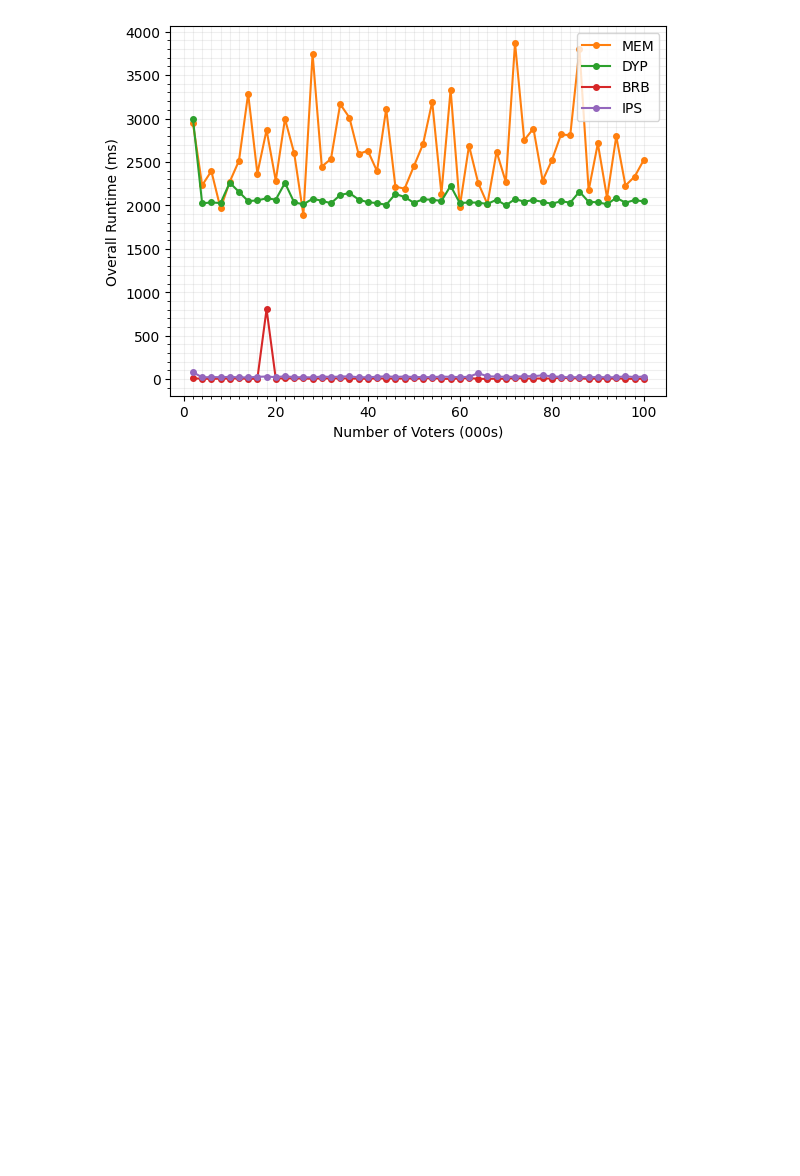
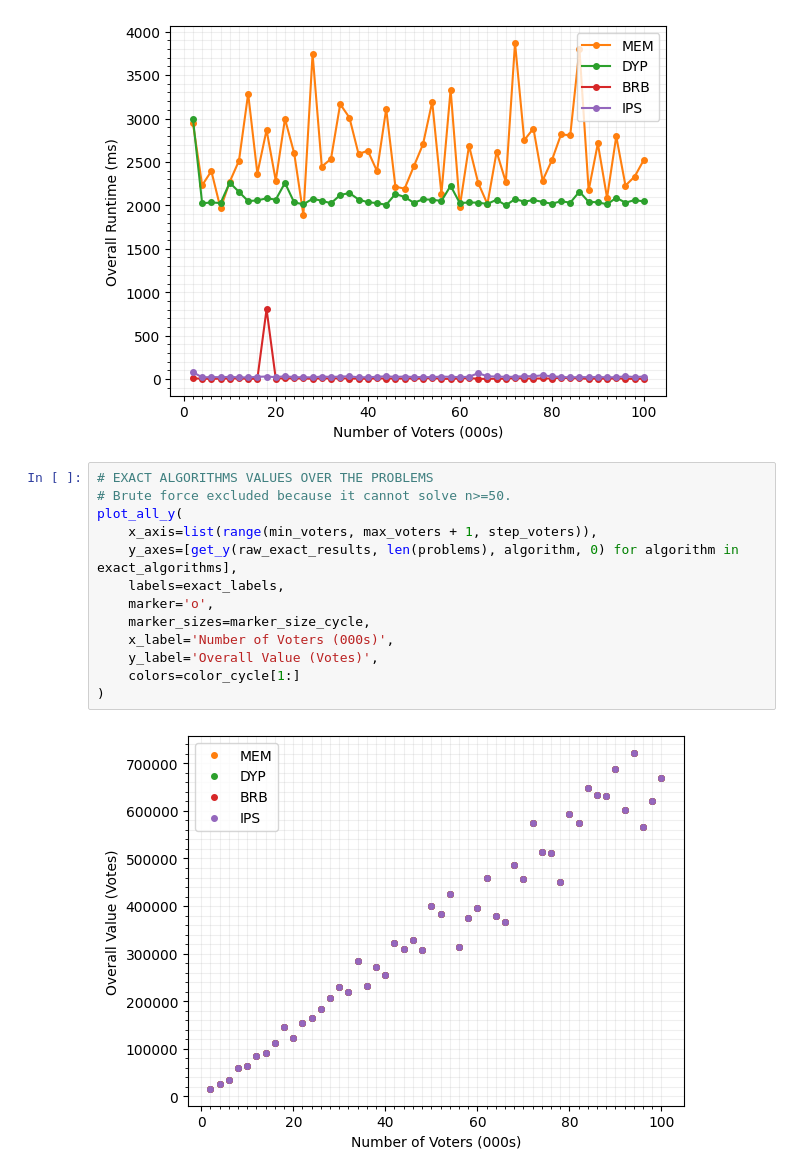
Before and after one commit to bignoldjordanF/community-knapsack, a Jupyter notebook: evaluation/single/votes/increasing-votes.ipynb, the cells around one changed output. Saved outputs shown, nothing was run; the diff lists cells and outputs as text; blank space fills up the shorter version.

```diff
--- a/evaluation/single/votes/increasing-votes.ipynb
+++ b/evaluation/single/votes/increasing-votes.ipynb
@@ -151,4 +151,19 @@ plot_all_y(
 )
 # %% [output]
 [figure]
+# %%
+# EXACT ALGORITHMS VALUES OVER THE PROBLEMS
+# Brute force excluded because it cannot solve n>=50.
+plot_all_y(
+    x_axis=list(range(min_voters, max_voters + 1, step_voters)),
+    y_axes=[get_y(raw_exact_results, len(problems), algorithm, 0) for algorithm in exact_algorithms],
+    labels=exact_labels,
+    marker='o',
+    marker_sizes=marker_size_cycle,
+    x_label='Number of Voters (000s)',
+    y_label='Overall Value (Votes)',
+    colors=color_cycle[1:]
+)
+# %% [output]
+[figure, added]
 # %%
```
Also changed, not shown: parts of 2 cells of this notebook, 4 other files.
